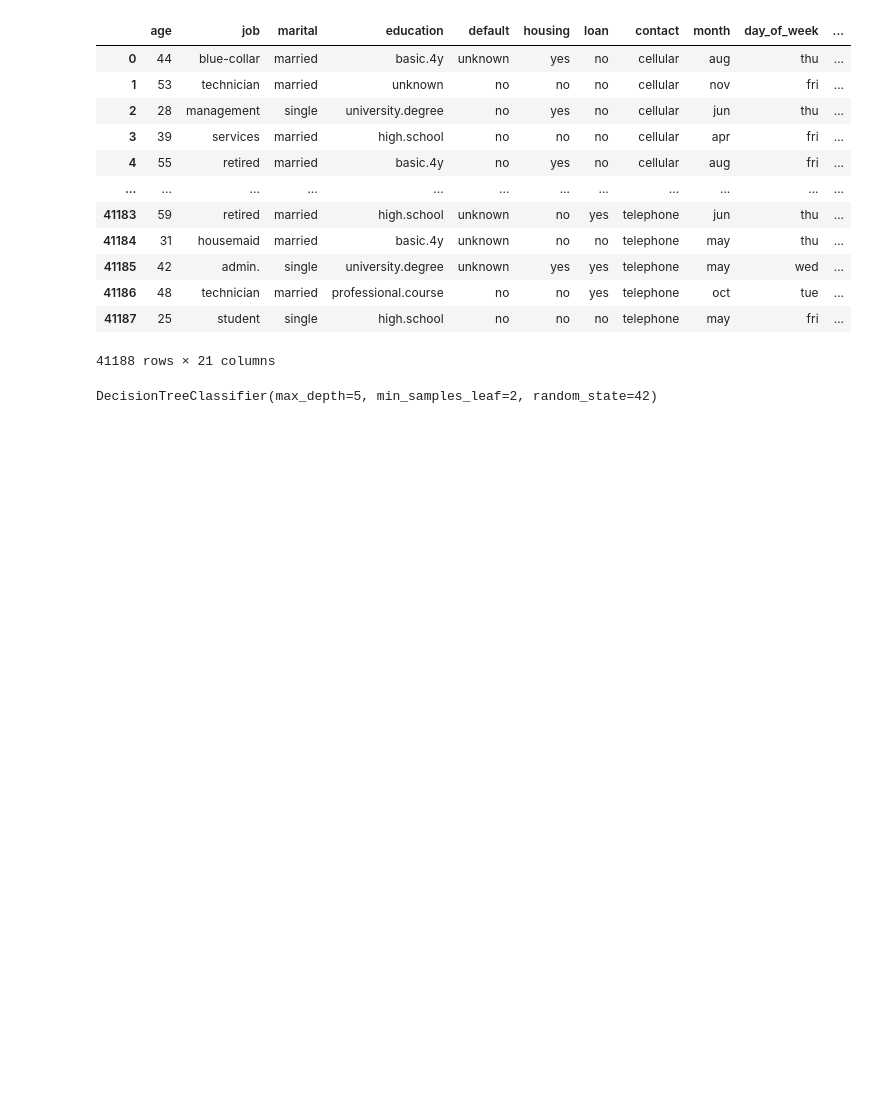
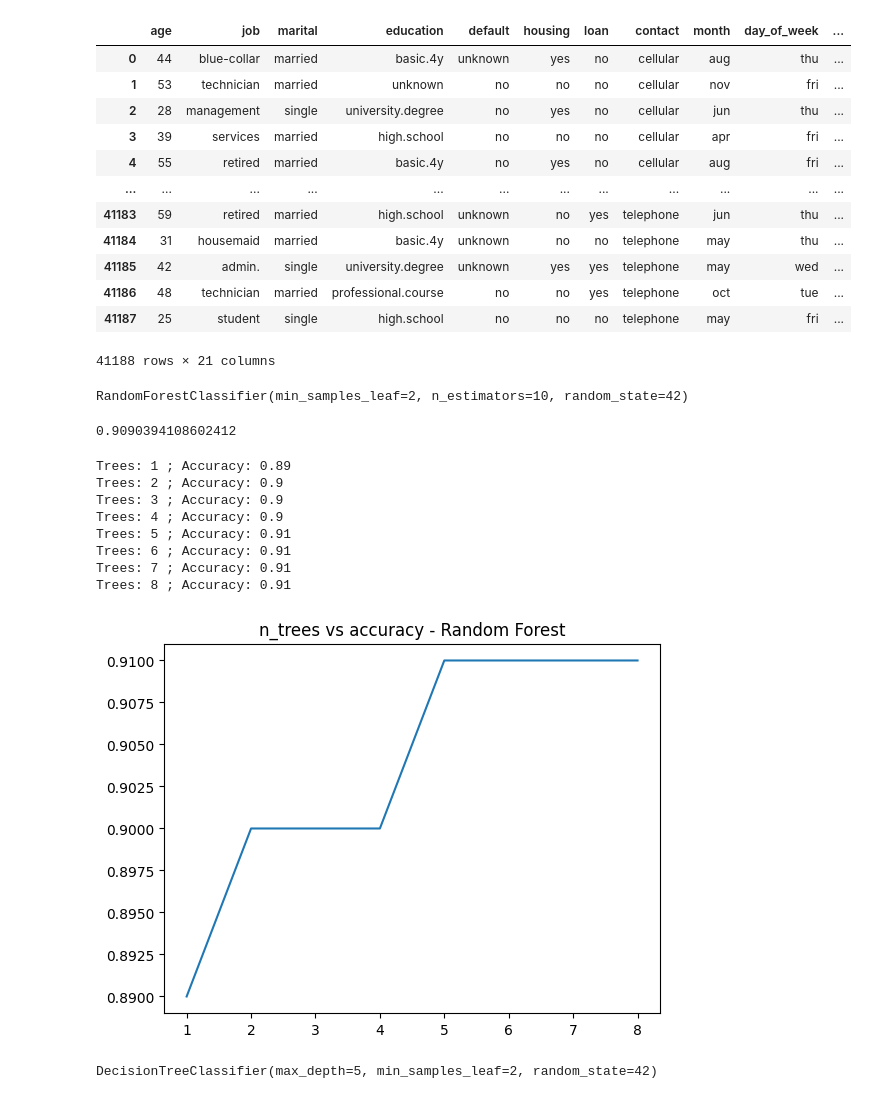
Before and after one commit to Prem071/my-copy, a Jupyter notebook: classical_ml/Random_Forest_Classifier.ipynb, the cells around one changed output. Cells and saved outputs as stored; diff of their text form; code cells hidden in the pictures; blank space fills up the shorter version.

```diff
--- a/classical_ml/Random_Forest_Classifier.ipynb
+++ b/classical_ml/Random_Forest_Classifier.ipynb
@@ -41,6 +41,61 @@ from sklearn.model_selection import train_test_split
 X_train, X_test, y_train, y_test = train_test_split(
     X_encoded, y, test_size=0.3, random_state=42, stratify=y
 )
+# %%
+from sklearn.ensemble import RandomForestClassifier
+
+model_rf = RandomForestClassifier(
+    criterion="gini",
+    n_estimators=10,
+    min_samples_leaf=2,
+    random_state=42
+)
+
+model_rf.fit(X_train, y_train)
+# %% [output]
+RandomForestClassifier(min_samples_leaf=2, n_estimators=10, random_state=42)
+# %%
+y_pred = model_rf.predict(X_test)
+
+from sklearn.metrics import accuracy_score
+print(accuracy_score(y_test, y_pred))
+# %% [output]
+0.9090394108602412
+# %%
+
+import matplotlib.pyplot as plt
+for depth in range(5,10):
+
+    trees = []
+    accuracy = []
+    for n_tree in range(1, 9):
+
+        model_rf = RandomForestClassifier(
+        criterion="gini",
+        n_estimators=n_tree,
+        min_samples_leaf=2,
+        random_state=42
+        )
+        model_rf.fit(X_train, y_train)
+        y_pred = model_rf.predict(X_test)
+        trees.append(n_tree)
+        accuracy.append(round(accuracy_score(y_test, y_pred),2))
+        print(f'Trees: {n_tree} ; Accuracy: {round(accuracy_score(y_test, y_pred),2)}')
+
+
+    plt.plot(np.array(trees), np.array(accuracy))
+    plt.title("n_trees vs accuracy - Random Forest")
+    plt.show()
+# %% [output]
+Trees: 1 ; Accuracy: 0.89
+Trees: 2 ; Accuracy: 0.9
+Trees: 3 ; Accuracy: 0.9
+Trees: 4 ; Accuracy: 0.9
+Trees: 5 ; Accuracy: 0.91
+Trees: 6 ; Accuracy: 0.91
+Trees: 7 ; Accuracy: 0.91
+Trees: 8 ; Accuracy: 0.91
+[figure, added]
 # %%
 from sklearn.tree import DecisionTreeClassifier
 
```
Also changed, not shown: parts of 2 cells of this notebook, 1 other file.
